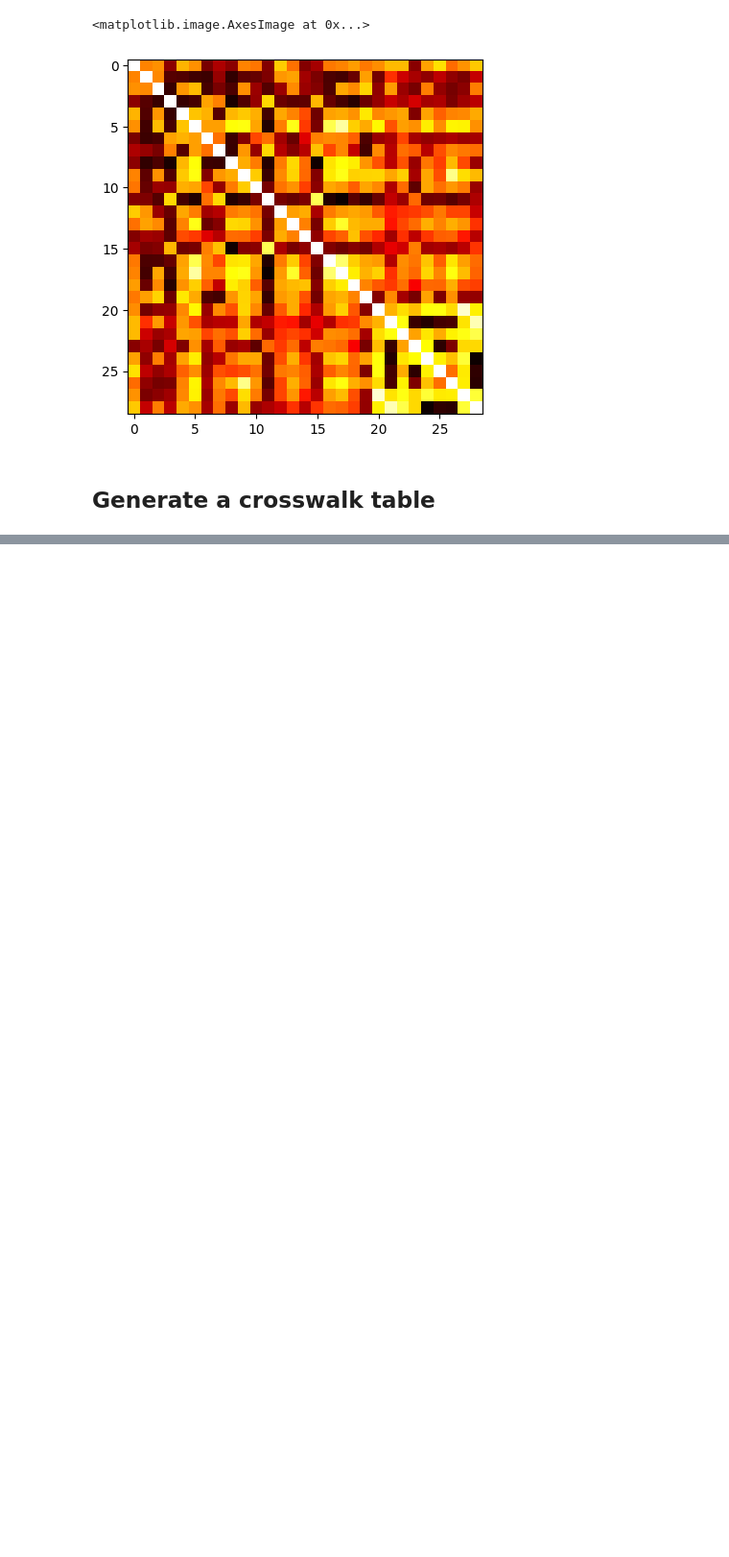
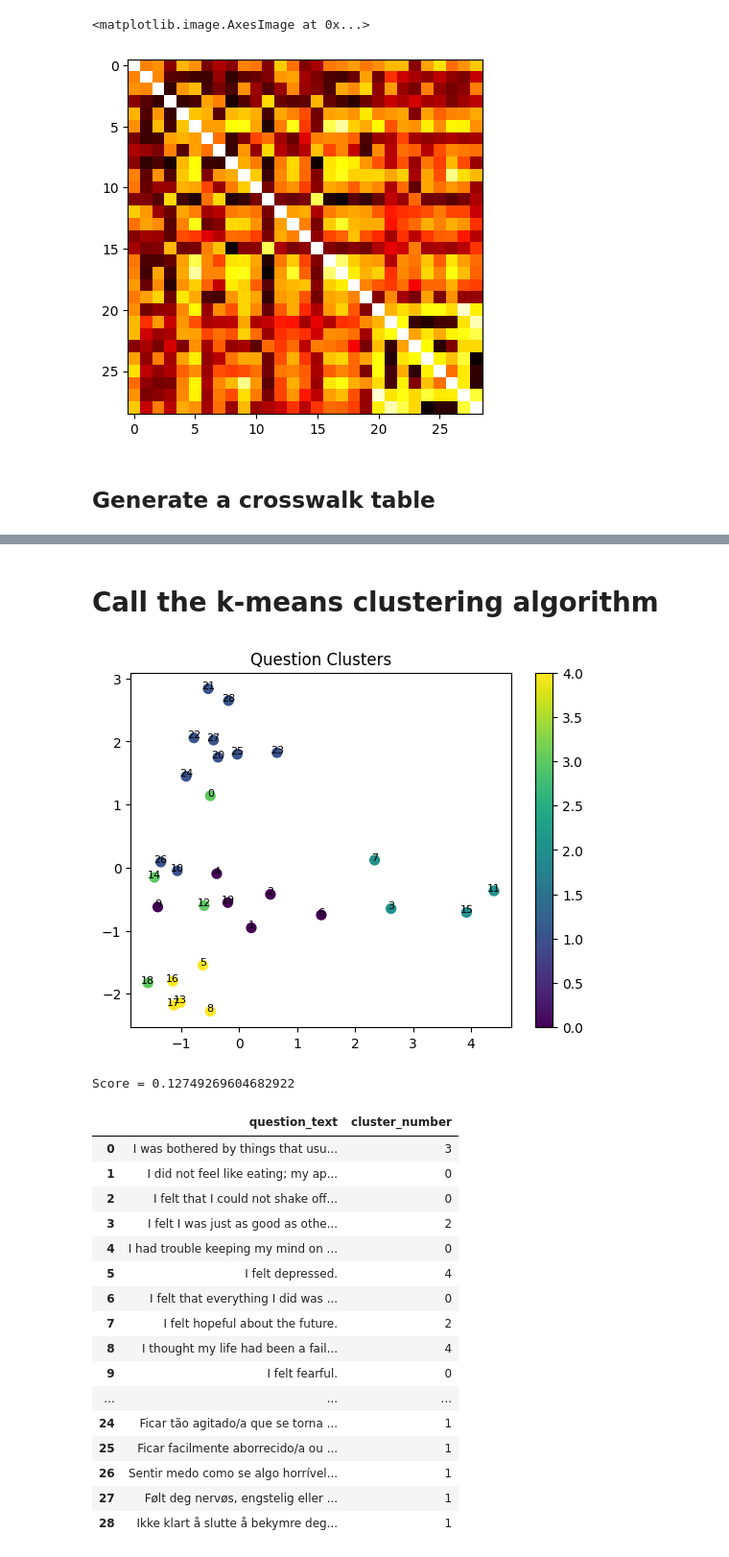
Before and after one commit to harmonydata/harmony, a Jupyter notebook: Harmony_example_walkthrough.ipynb, the cells around one changed output, grey strips where cells are left out. Shown at 96% size. Saved outputs shown, nothing was run; the diff lists cells and outputs as text; code cells hidden in the pictures; blank space fills up the shorter version.

```diff
--- a/Harmony_example_walkthrough.ipynb
+++ b/Harmony_example_walkthrough.ipynb
@@ -189,0 +198,29 @@ cluster_questions(instruments[0], 2, False)
+# %% [markdown]
+# Call the k-means clustering algorithm
+# %%
+from harmony import cluster_questions
+df, score = cluster_questions(match_response.questions, num_clusters = 5, is_show_graph = True)
+
+print (f"Score = {score}")
+
+df
+# %% [output]
+[figure, added]
+Score = 0.12749269604682922
+|  | question_text | cluster_number |
+| 0 | I was bothered by things that usu... | 3 |
+| 1 | I did not feel like eating; my ap... | 0 |
+| 2 | I felt that I could not shake off... | 0 |
+| 3 | I felt I was just as good as othe... | 2 |
+| 4 | I had trouble keeping my mind on ... | 0 |
+| 5 | I felt depressed. | 4 |
+| 6 | I felt that everything I did was ... | 0 |
+| 7 | I felt hopeful about the future. | 2 |
+| 8 | I thought my life had been a fail... | 4 |
+| 9 | I felt fearful. | 0 |
+| ... | ... | ... |
+| 24 | Ficar tão agitado/a que se torna ... | 1 |
+| 25 | Ficar facilmente aborrecido/a ou ... | 1 |
+| 26 | Sentir medo como se algo horrível... | 1 |
+| 27 | Følt deg nervøs, engstelig eller ... | 1 |
+| 28 | Ikke klart å slutte å bekymre deg... | 1 |
```
Also changed, not shown: parts of 11 cells of this notebook, 6 other files.
